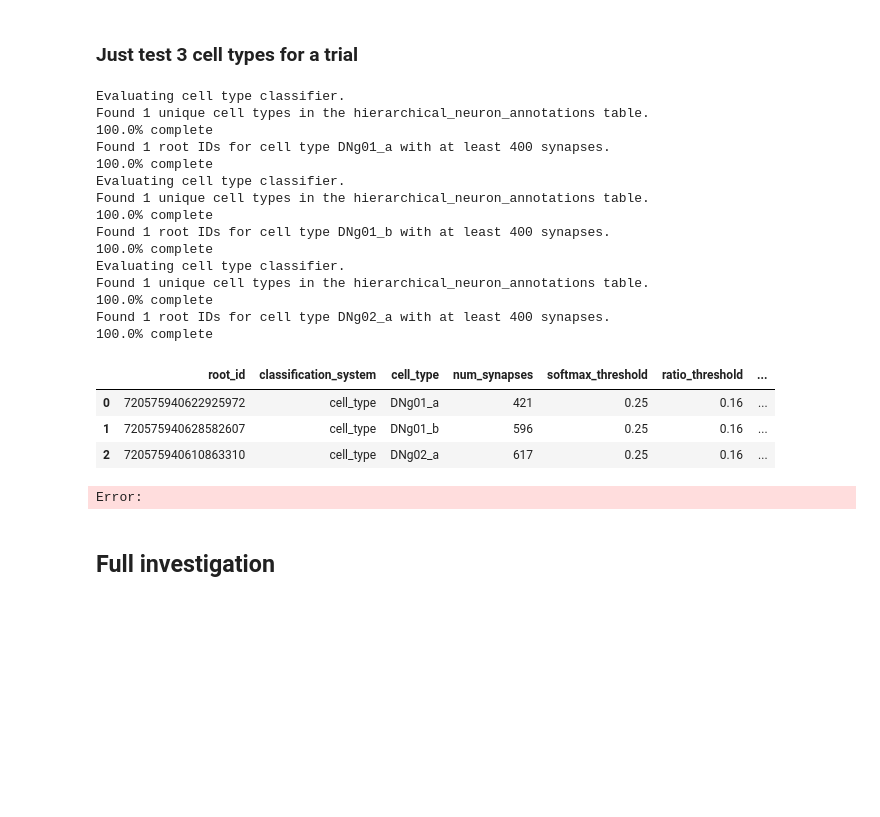
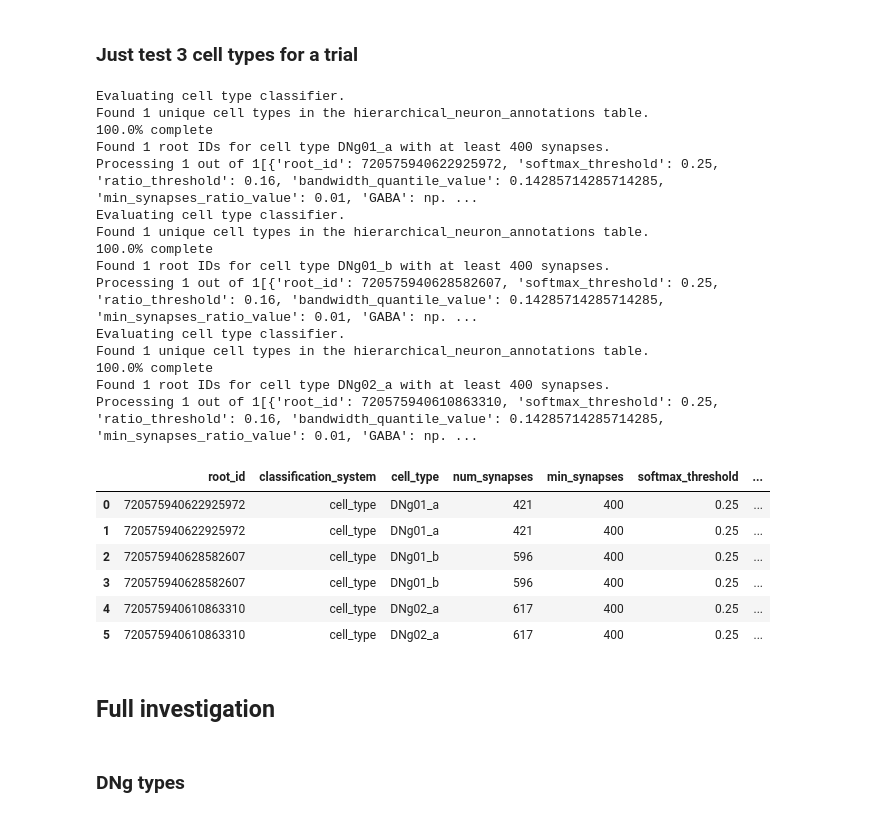
Before and after one commit to MetaCell/ai-model-for-connectomics, a Jupyter notebook: notebooks/fauai-11_EvaluateAllVncCellTypes.ipynb, the cells around one changed output. Saved outputs shown, nothing was run; the diff lists cells and outputs as text; code cells hidden in the pictures; blank space fills up the shorter version.

Commit message:
Interim commit of all "cell_type" filters
Ran the analysis code for all cell_types. But still need to run for cell class and cell flow

```diff
--- a/notebooks/fauai-11_EvaluateAllVncCellTypes.ipynb
+++ b/notebooks/fauai-11_EvaluateAllVncCellTypes.ipynb
@@ -1072,13 +1043,22 @@ print(f"result: {pd.DataFrame(nt_results)}")
 # %%
 cell_type = "efferent"
 classifier = "flow"
+
+# Parameters
+softmax_thresholds = [0.25, 0.2]
+ratio_thresholds = [0.16, 0.1]
+bandwidth_quantile_values = [1/7, 1/25]
+min_synapses_ratio_values = [0.01, 0.02]
+min_synapses_values = [400, 1000]
+
 nt_results, timeout_results = evaluate_all_neurons_for_classifier_cell_type(client,
                                                   classifier,
                                                   cell_type,
-                                                  softmax_threshold=0.25,
-                                                  ratio_threshold=0.16,
-                                                  bandwidth_quantile_value=1/7,
-                                                  min_synapses_ratio_value=0.01,
+                                                  softmax_thresholds=softmax_thresholds,
+                                                  ratio_thresholds=ratio_thresholds,
+                                                  bandwidth_quantile_values=bandwidth_quantile_values,
+                                                  min_synapses_ratio_values=min_synapses_ratio_values,
+                                                  min_synapses_values=min_synapses_values,
                                                   display_fig=False)
 print(f"nt_result: {pd.DataFrame(nt_results)}")
 print(f"timeout_result: {pd.DataFrame(timeout_results)}")
@@ -1089,51 +1069,59 @@ print(f"timeout_result: {pd.DataFrame(timeout_results)}")
 # %%
 classifier = "cell_type"
 cell_types = ["DNg01_a", "DNg01_b", "DNg02_a"] # List of cell types to evaluate
 eval_results = []
-all_timeouts = []
+# Parameters
+softmax_thresholds = [0.25]
+ratio_thresholds = [0.16]
+bandwidth_quantile_values = [1/7, 1/25]
+min_synapses_ratio_values = [0.01]
+min_synapses_values = [400]
+
 for cell_type in cell_types:
-    nt_results,timeout_results = evaluate_all_neurons_for_classifier_cell_type(client,
-                                                  classifier,
-                                                  cell_type,
-                                                  softmax_threshold=0.25,
-                                                  ratio_threshold=0.16,
-                                                  bandwidth_quantile_value=1/7,
-                                                  min_synapses_ratio_value=0.01,
-                                                  display_fig=False)
+    nt_results = evaluate_all_neurons_for_classifier_cell_type(client,
+                                                classifier,
+                                                cell_type,
+                                                softmax_thresholds=softmax_thresholds,
+                                                ratio_thresholds=ratio_thresholds,
+                                                bandwidth_quantile_values=bandwidth_quantile_values,
+                                                min_synapses_ratio_values=min_synapses_ratio_values,
+                                                display_fig=False)
     eval_results.extend(nt_results)
-    all_timeouts.extend(timeout_results)
 
 # Convert the results to a DataFrame for better visualization
 eval_df = pd.DataFrame(eval_results)
-all_timeouts_df = pd.DataFrame(all_timeouts)
 
 # Now evaluate for co-transission (>1 NT type true)
 eval_df['co_transmission'] = eval_df.apply(lambda row: sum(row[nt] for nt in ['GABA', 'ACh', 'Glut', 'Oct', 'Ser', 'DA']) > 1, axis=1)
 # Display the DataFrame
 display(eval_df)
 # %% [output]
 Evaluating cell type classifier.
 Found 1 unique cell types in the hierarchical_neuron_annotations table.
 100.0% complete
 Found 1 root IDs for cell type DNg01_a with at least 400 synapses.
-100.0% complete
+Processing 1 out of 1[{'root_id': 720575940622925972, 'softmax_threshold': 0.25, 'ratio_threshold': 0.16, 'bandwidth_quantile_value': 0.14285714285714285, 'min_synapses_ratio_value': 0.01, 'GABA': np. ...
 Evaluating cell type classifier.
 Found 1 unique cell types in the hierarchical_neuron_annotations table.
 100.0% complete
 Found 1 root IDs for cell type DNg01_b with at least 400 synapses.
-100.0% complete
+Processing 1 out of 1[{'root_id': 720575940628582607, 'softmax_threshold': 0.25, 'ratio_threshold': 0.16, 'bandwidth_quantile_value': 0.14285714285714285, 'min_synapses_ratio_value': 0.01, 'GABA': np. ...
 Evaluating cell type classifier.
 Found 1 unique cell types in the hierarchical_neuron_annotations table.
 100.0% complete
 Found 1 root IDs for cell type DNg02_a with at least 400 synapses.
-100.0% complete
+Processing 1 out of 1[{'root_id': 720575940610863310, 'softmax_threshold': 0.25, 'ratio_threshold': 0.16, 'bandwidth_quantile_value': 0.14285714285714285, 'min_synapses_ratio_value': 0.01, 'GABA': np. ...
-|  | root_id | classification_system | cell_type | num_synapses | softmax_threshold | ratio_threshold | ... |
-| 0 | 720575940622925972 | cell_type | DNg01_a | 421 | 0.25 | 0.16 | ... |
-| 1 | 720575940628582607 | cell_type | DNg01_b | 596 | 0.25 | 0.16 | ... |
-| 2 | 720575940610863310 | cell_type | DNg02_a | 617 | 0.25 | 0.16 | ... |
+|  | root_id | classification_system | cell_type | num_synapses | min_synapses | softmax_threshold | ... |
+| 0 | 720575940622925972 | cell_type | DNg01_a | 421 | 400 | 0.25 | ... |
+| 1 | 720575940622925972 | cell_type | DNg01_a | 421 | 400 | 0.25 | ... |
+| 2 | 720575940628582607 | cell_type | DNg01_b | 596 | 400 | 0.25 | ... |
+| 3 | 720575940628582607 | cell_type | DNg01_b | 596 | 400 | 0.25 | ... |
+| 4 | 720575940610863310 | cell_type | DNg02_a | 617 | 400 | 0.25 | ... |
+| 5 | 720575940610863310 | cell_type | DNg02_a | 617 | 400 | 0.25 | ... |
-Error:
 # %% [markdown]
 ## Full investigation
+# %% [markdown]
+### DNg types
 # %%
 # Search by cell types
 classifier = "cell_type"
```
Also changed, not shown: parts of 25 cells of this notebook, 28 other files.
